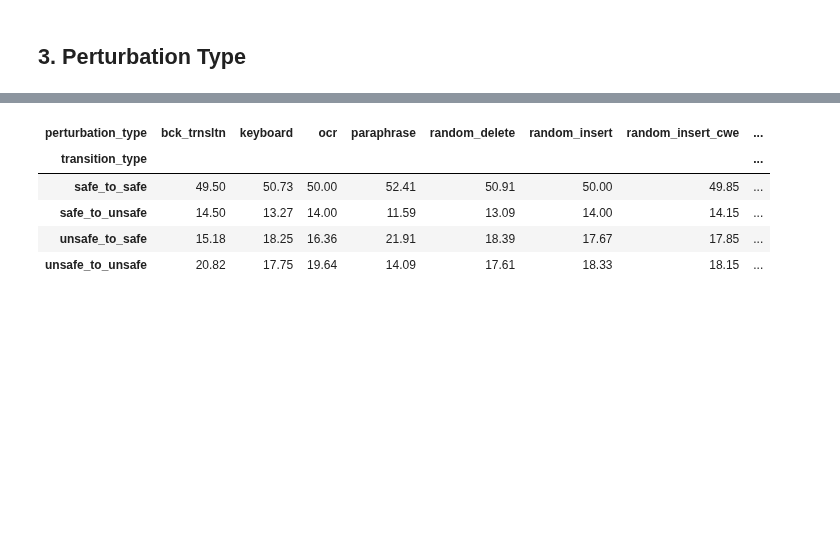
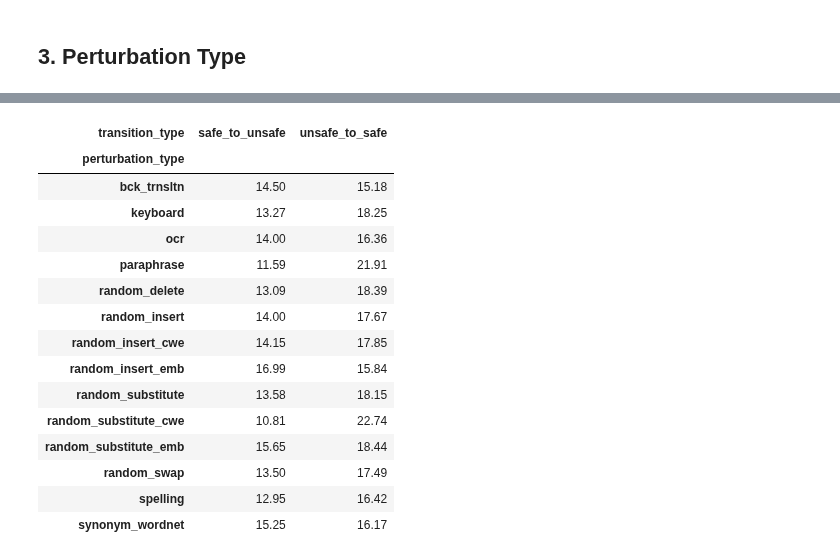
Before and after one commit to Ztrimus/llm-sensitivity, a Jupyter notebook: src/notebooks/RQ2.ipynb, the cells around one changed output, grey strips where cells are left out. Cells and saved outputs as stored; diff of their text form; code cells hidden in the pictures; blank space fills up the shorter version.

```diff
--- a/src/notebooks/RQ2.ipynb
+++ b/src/notebooks/RQ2.ipynb
@@ -260,19 +287,29 @@ data.groupby("perturbation_type")["perturbed_response_safety"].value_counts(
 # %%
 # Grouped analysis - perturbation_type
 grouped_data = (
     data.groupby("perturbation_type")["transition_type"]
     .value_counts(normalize=True)
     .unstack()
     .mul(100)
     .round(2)
-).T
+).T.loc[["safe_to_unsafe", "unsafe_to_safe"]].T
 
 grouped_data
 # %% [output]
-| perturbation_type | bck_trnsltn | keyboard | ocr | paraphrase | random_delete | random_insert | random_insert_cwe | ... |
-| transition_type |  |  |  |  |  |  |  | ... |
-| safe_to_safe | 49.50 | 50.73 | 50.00 | 52.41 | 50.91 | 50.00 | 49.85 | ... |
-| safe_to_unsafe | 14.50 | 13.27 | 14.00 | 11.59 | 13.09 | 14.00 | 14.15 | ... |
-| unsafe_to_safe | 15.18 | 18.25 | 16.36 | 21.91 | 18.39 | 17.67 | 17.85 | ... |
-| unsafe_to_unsafe | 20.82 | 17.75 | 19.64 | 14.09 | 17.61 | 18.33 | 18.15 | ... |
+| transition_type | safe_to_unsafe | unsafe_to_safe |
+| perturbation_type |  |  |
+| bck_trnsltn | 14.50 | 15.18 |
+| keyboard | 13.27 | 18.25 |
+| ocr | 14.00 | 16.36 |
+| paraphrase | 11.59 | 21.91 |
+| random_delete | 13.09 | 18.39 |
+| random_insert | 14.00 | 17.67 |
+| random_insert_cwe | 14.15 | 17.85 |
+| random_insert_emb | 16.99 | 15.84 |
+| random_substitute | 13.58 | 18.15 |
+| random_substitute_cwe | 10.81 | 22.74 |
+| random_substitute_emb | 15.65 | 18.44 |
+| random_swap | 13.50 | 17.49 |
+| spelling | 12.95 | 16.42 |
+| synonym_wordnet | 15.25 | 16.17 |
 # %%
```
Also changed, not shown: parts of 10 cells of this notebook, 1 other file.
